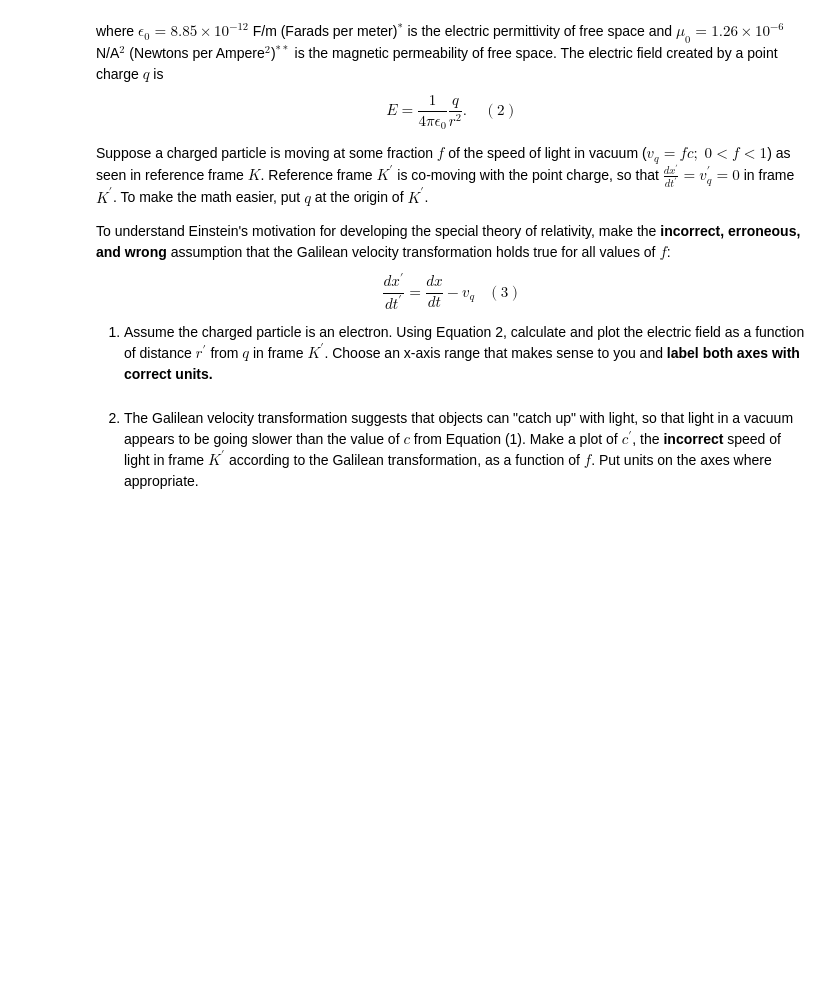
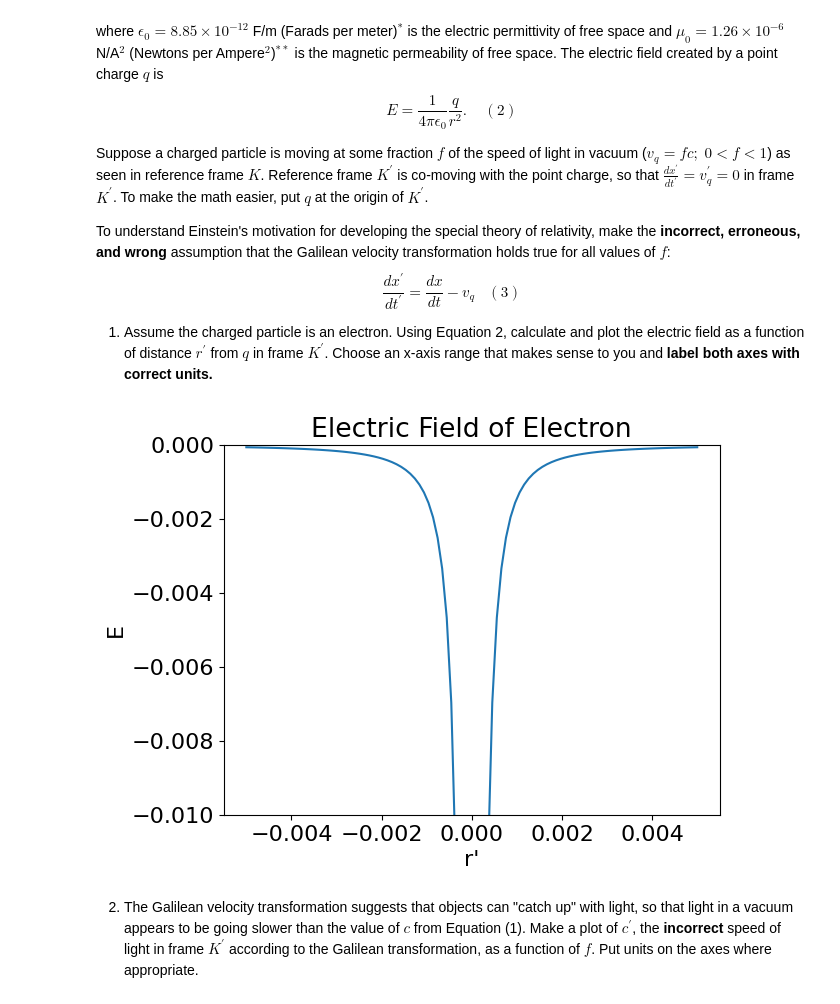
Before and after one commit to Wbosonbrendan/PHYS309, a Jupyter notebook: assignment1.ipynb, the cells around one changed output. Saved outputs shown, nothing was run; the diff lists cells and outputs as text; code cells hidden in the pictures; blank space fills up the shorter version.

```diff
--- a/assignment1.ipynb
+++ b/assignment1.ipynb
@@ -45,8 +45,24 @@ To understand Einstein's motivation for developing the special theory of relativ
 <ol>
     <li>Assume the charged particle is an electron. Using Equation 2, calculate and plot the electric field as a function of distance $r^{\prime}$ from $q$ in frame $K^{\prime}$. Choose an x-axis range that makes sense to you and <strong>label both axes with correct units.</strong></li>
 </ol>
+# %%
+plt.rcParams["font.family"] = "DejaVu Sans"  # Available in Colab
 # %%
-# Plot here
+def E(r):
+  return 1/(4*constants.pi*constants.epsilon_0)*-1*constants.e/(r**2)
+
+r = np.linspace(-5e-3, 5e-3, 100)
+
+E = E(r)
+
+plt.plot(r,E)
+plt.xlabel('r\'')
+plt.ylabel('E')
+plt.ylim(-1e-2, 0)
+plt.title('Electric Field of Electron')
+plt.show()
+# %% [output]
+[figure, added]
 # %% [markdown]
 <ol start=2>
     <li>The Galilean velocity transformation suggests that objects can "catch up" with light, so that light in a vacuum appears to be going slower than the value of $c$ from Equation (1). Make a plot of $c^{\prime}$, the <strong>incorrect</strong> speed of light in frame $K^{\prime}$ according to the Galilean transformation, as a function of $f$. Put units on the axes where appropriate.</li>
```
